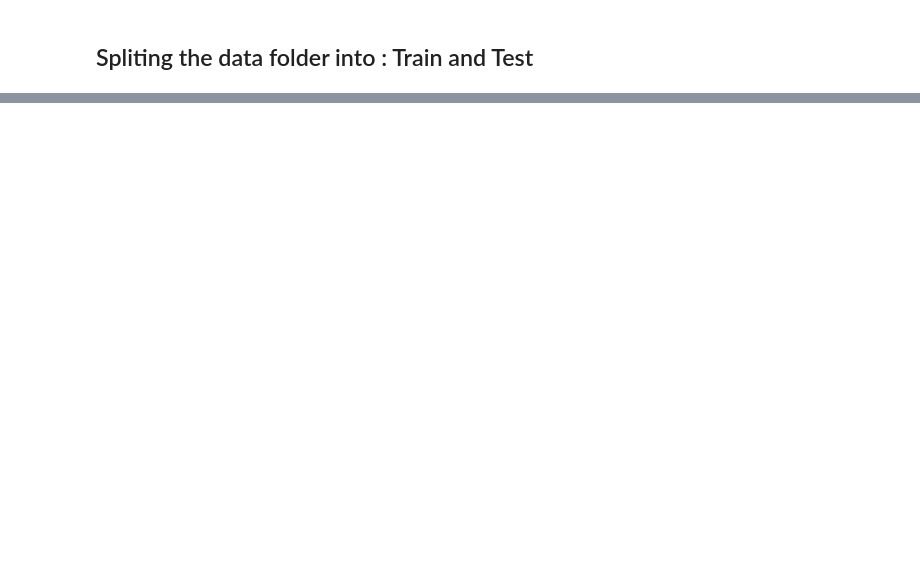
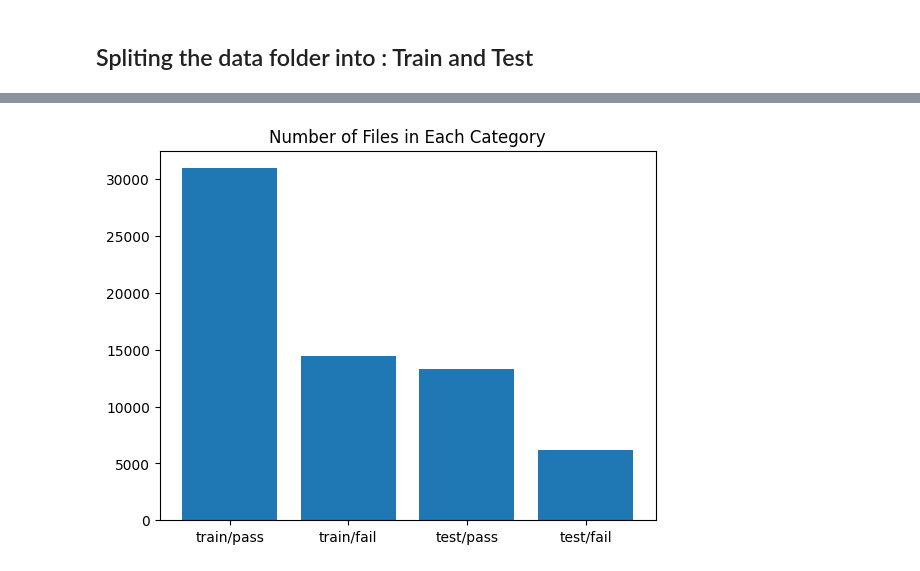
Before and after one commit to ayoubmesquiny/PFE_Deep_learning, a Jupyter notebook: Data preparation and cleaning/data_preparation.ipynb, the cells around one changed output, grey strips where cells are left out. Saved outputs shown, nothing was run; the diff lists cells and outputs as text; code cells hidden in the pictures; blank space fills up the shorter version.

```diff
--- a/Data preparation and cleaning/data_preparation.ipynb
+++ b/Data preparation and cleaning/data_preparation.ipynb
@@ -52,0 +90,4 @@ split_data("D:/fuse_box_dataset_organized/G-H")
+# %%
+file_counts_J = count_files("D:/fuse_box_dataset_organized/J")
+# %% [output]
+[figure, added]
```
Also changed, not shown: parts of 4 cells of this notebook.
